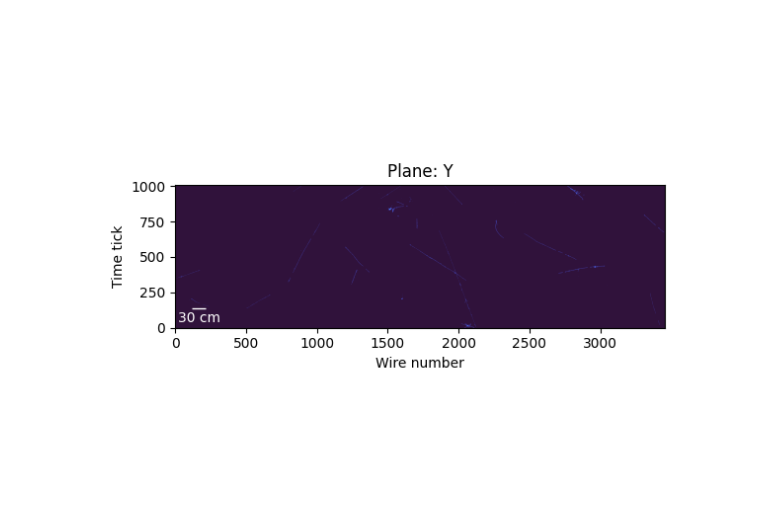
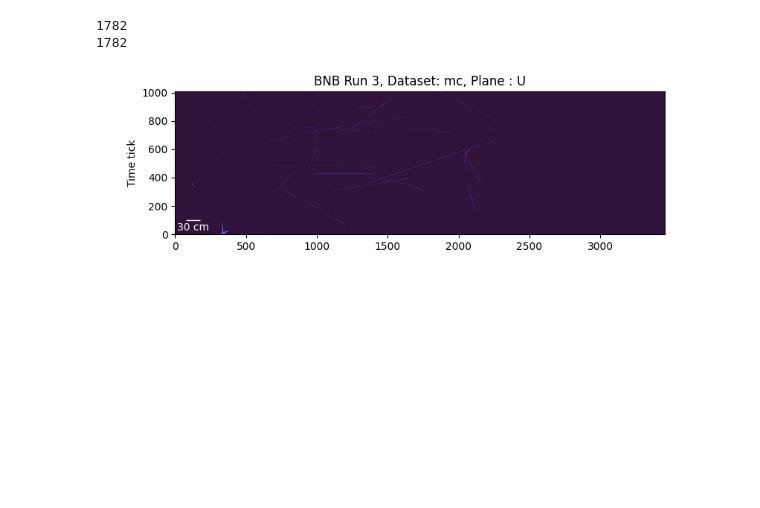
Before and after one commit to lmlepin9/MicroBooNE-EvDisp, a Jupyter notebook: Event_display_test.ipynb, the cells around one changed output. Cells and saved outputs as stored; diff of their text form; code cells hidden in the pictures; blank space fills up the shorter version.

```diff
--- a/Event_display_test.ipynb
+++ b/Event_display_test.ipynb
@@ -1,7 +1,13 @@
 # %%
 %matplotlib widget
 from EventDisplay import EvDisp
+# %%
+run=16888
+subrun=116
+event=5850
 # %%
-EvDisp(0,0,0,2,'data',debug=True)
+EvDisp(run,subrun,event,0,'mc')
 # %% [output]
+1782
+1782
-[figure, old version]
+[figure, new version]
```
Also changed, not shown: 1 other file.
